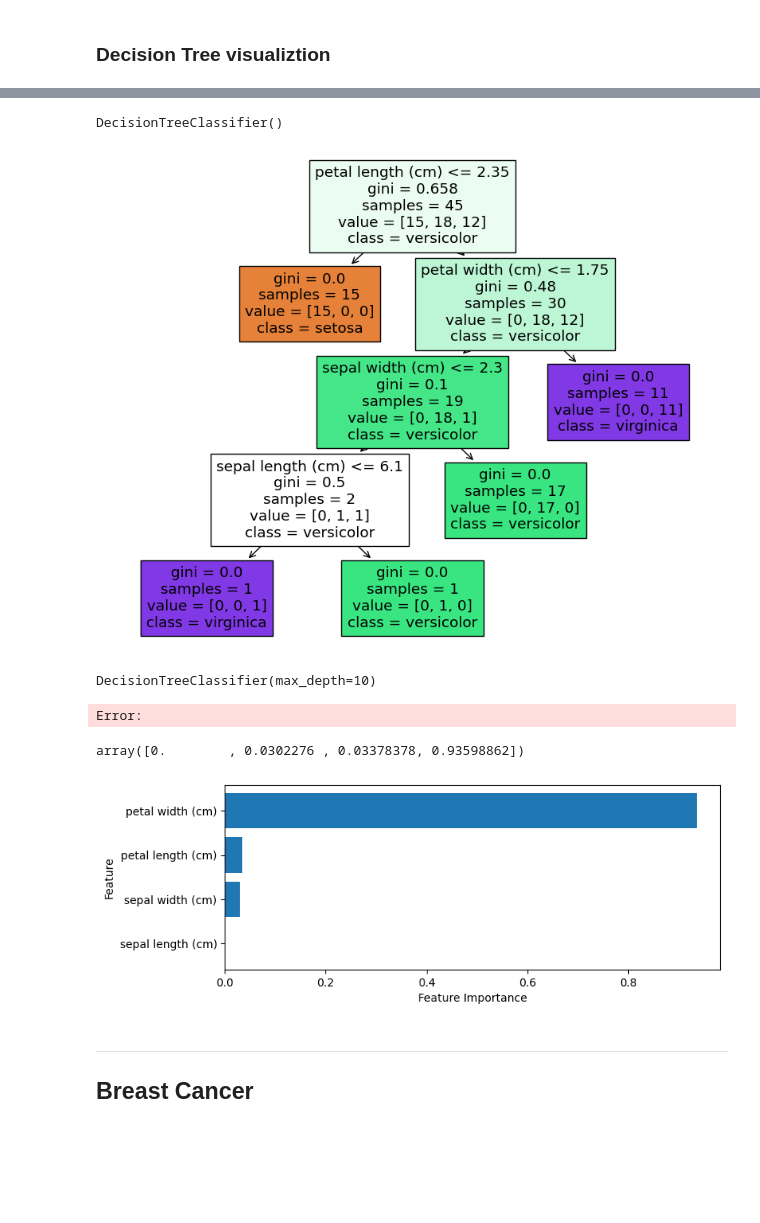
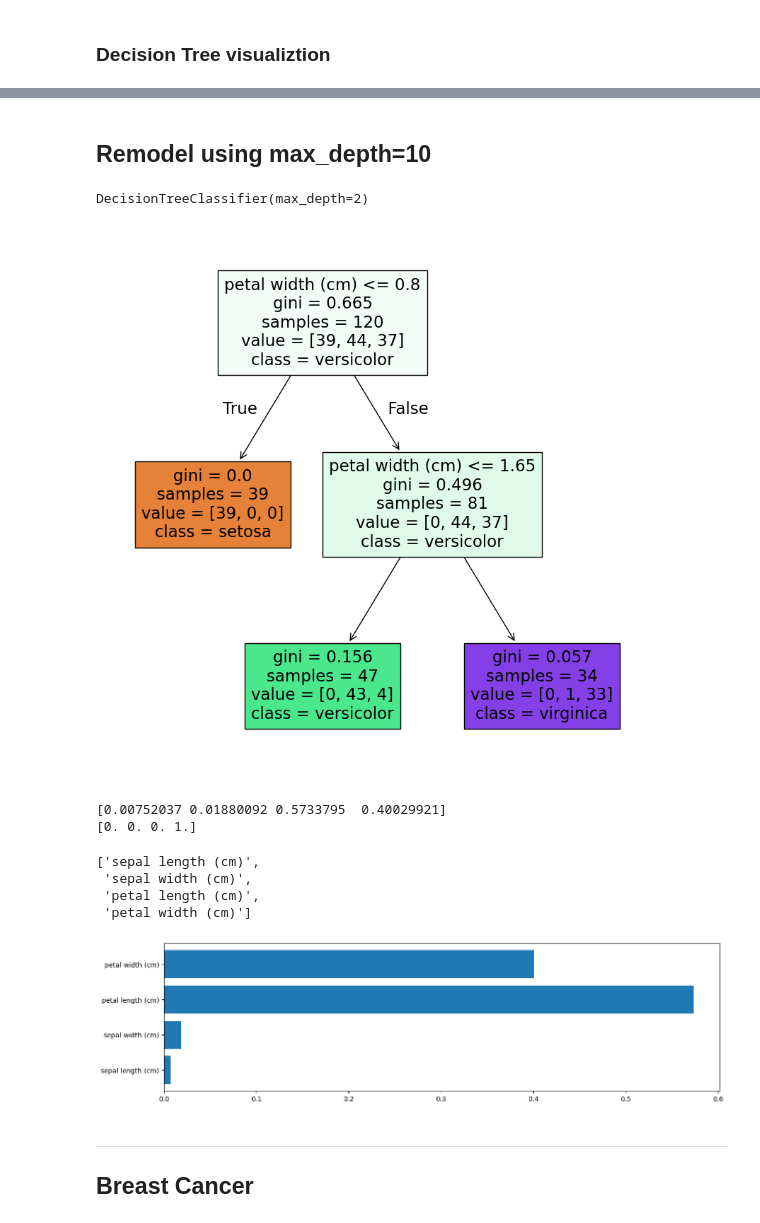
Before and after one commit to hh-blaire-cho/ds101_2025Jun, a Jupyter notebook: 28_DecisionTree.ipynb, the cells around one changed output, grey strips where cells are left out. Saved outputs shown, nothing was run; the diff lists cells and outputs as text; code cells hidden in the pictures; blank space fills up the shorter version.

```diff
--- a/28_DecisionTree.ipynb
+++ b/28_DecisionTree.ipynb
@@ -38,15 +37,12 @@ array([0, 0, 0, 0, 0, 0, 0, 0, 0, 0, 0, 0, 0, 0, 0, 0, 0, 0, 0, 0, 0, 0,
        2, 2, 2, 2, 2, 2, 2, 2, 2, 2, 2, 2, 2, 2, 2, 2, 2, 2, 2, 2, 2, 2,
        2, 2, 2, 2, 2, 2, 2, 2, 2, 2, 2, 2, 2, 2, 2, 2, 2, 2])
 # %%
-from sklearn.datasets import load_iris
-
-iris = load_iris()
 X_train, X_test, y_train, y_test = train_test_split(
-    iris.data, iris.target, test_size=0.7
+    iris.data, iris.target, test_size=0.2, random_state=100
 )
 # %%
-tree = DecisionTreeClassifier()
-tree.fit(X_train, y_train)
+model = DecisionTreeClassifier()
+model.fit(X_train, y_train)
 # %% [output]
 DecisionTreeClassifier()
 # %% [markdown]
@@ -77,55 +83,45 @@ Confusion Matrix:
+# %% [markdown]
+## Remodel using max_depth=10
 # %%
-tree = DecisionTreeClassifier()
-result = tree.fit(X_train, y_train)
+model2 = DecisionTreeClassifier(max_depth=2) # previously model=DecisionTreeClassifier()
+result = model2.fit(X_train, y_train)
 result
 # %% [output]
-DecisionTreeClassifier()
+DecisionTreeClassifier(max_depth=2)
 # %%
 from sklearn.tree import plot_tree
 
-plt.figure(figsize=(10, 8))
+plt.figure(figsize=(10, 10))
 plot_tree(
-    result,
+    model2,
     class_names=iris.target_names,
     feature_names=iris.feature_names,
     filled=True,
 )
 plt.show()
 # %% [output]
-[figure, old version]
+[figure, new version]
-# %%
-tree = DecisionTreeClassifier(max_depth=10)
-result = tree.fit(X_train, y_train)
-result
-# %% [output]
-DecisionTreeClassifier(max_depth=10)
-# %%
-from sklearn.tree import plot_tree
-
-plt.figure(figsize=(5, 8))
-plot_tree(
-    result,
-    class_names=iris.target_names,
-    feature_names=iris.feature_names,
-    filled=True,
-)
-plt.show()
-# %% [output]
-Error:
-# %%
-tree.feature_importances_
-# %% [output]
-array([0.        , 0.0302276 , 0.03378378, 0.93598862])
+# %%
+print(model.feature_importances_)
+print(model2.feature_importances_)
+# %% [output]
+[0.00752037 0.01880092 0.5733795  0.40029921]
+[0. 0. 0. 1.]
+# %%
+iris.feature_names
+# %% [output]
+['sepal length (cm)',
+ 'sepal width (cm)',
+ 'petal length (cm)',
+ 'petal width (cm)']
 # %%
 n_features = iris.data.shape[1]
-plt.figure(figsize=(8, 3))
-plt.barh(range(n_features), tree.feature_importances_, align="center")
-plt.yticks(np.arange(n_features), iris.feature_names)
-plt.xlabel("Feature Importance")
-plt.ylabel("Feature")
+plt.figure(figsize=(15,4))
+plt.barh(np.arange(4), model.feature_importances_)
+plt.yticks(np.arange(4), iris.feature_names)
 plt.show()
 # %% [output]
-[figure, old version]
+[figure, new version]
 # %% [markdown]
 ---
 ## Breast Cancer
```
Also changed, not shown: parts of 22 cells of this notebook, 7 other files.
